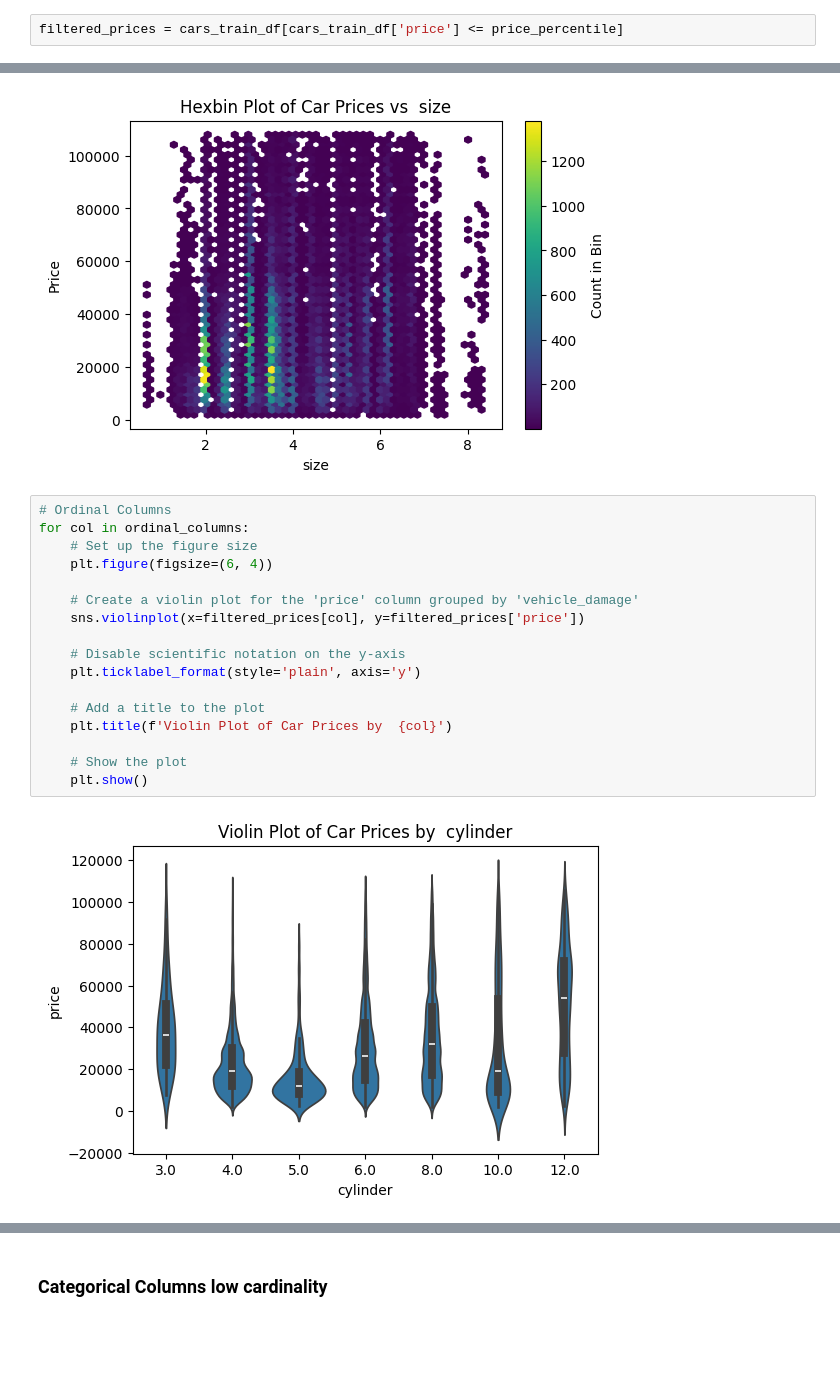
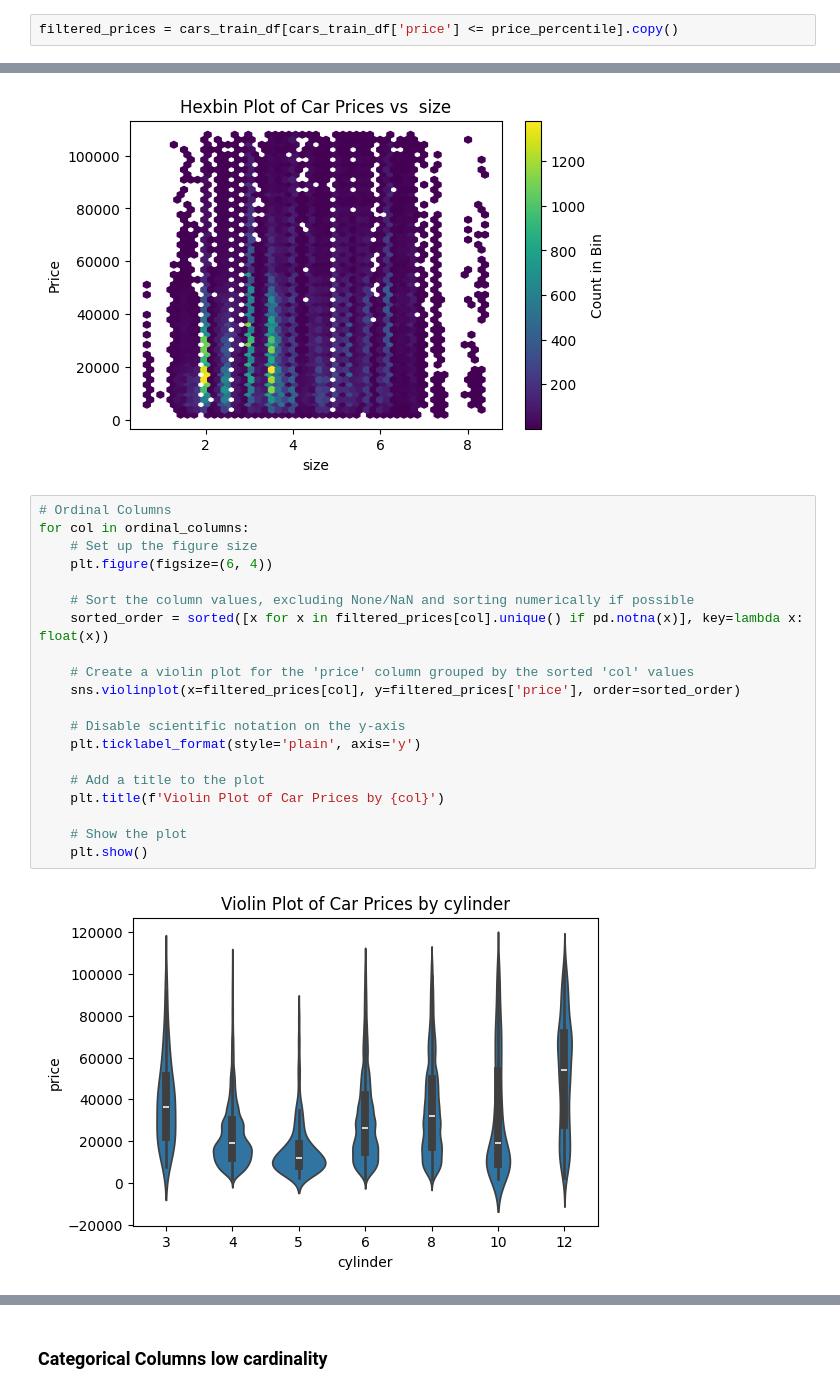
Before and after one commit to miguelazue/used-cars-prices-regression, a Jupyter notebook: data_exploration.ipynb, the cells around one changed output, grey strips where cells are left out. Cells and saved outputs as stored; diff of their text form; blank space fills up the shorter version.

```diff
--- a/data_exploration.ipynb
+++ b/data_exploration.ipynb
@@ -172,7 +172,7 @@ print(price_percentile)
 # %% [output]
 107900.0
 # %%
-filtered_prices = cars_train_df[cars_train_df['price'] <= price_percentile]
+filtered_prices = cars_train_df[cars_train_df['price'] <= price_percentile].copy()
 # %%
 # Set up the figure size
 plt.figure(figsize=(6, 4))
@@ -483,19 +481,22 @@ for col in numeric_columns:
 # %%
 # Ordinal Columns
 for col in ordinal_columns:
     # Set up the figure size
     plt.figure(figsize=(6, 4))
 
-    # Create a violin plot for the 'price' column grouped by 'vehicle_damage'
-    sns.violinplot(x=filtered_prices[col], y=filtered_prices['price'])
+    # Sort the column values, excluding None/NaN and sorting numerically if possible
+    sorted_order = sorted([x for x in filtered_prices[col].unique() if pd.notna(x)], key=lambda x: float(x))
+
+    # Create a violin plot for the 'price' column grouped by the sorted 'col' values
+    sns.violinplot(x=filtered_prices[col], y=filtered_prices['price'], order=sorted_order)
 
     # Disable scientific notation on the y-axis
     plt.ticklabel_format(style='plain', axis='y')
 
     # Add a title to the plot
-    plt.title(f'Violin Plot of Car Prices by  {col}')
+    plt.title(f'Violin Plot of Car Prices by {col}')
 
     # Show the plot
     plt.show()
 # %% [output]
-[figure, old version]
+[figure, new version]
```
Also changed, not shown: parts of 24 cells of this notebook, 2 other files.
